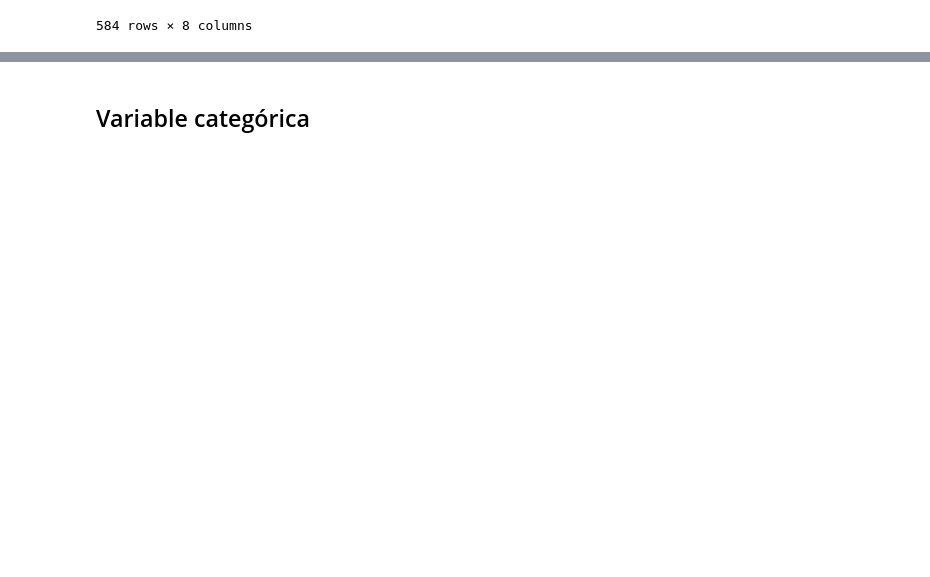
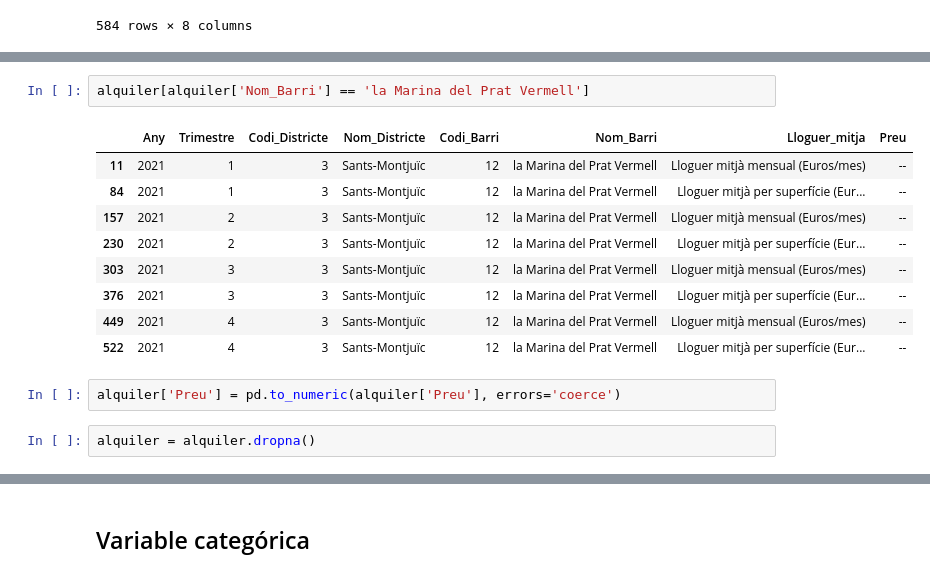
Before and after one commit to LeonBali3110/Sprint_4, a Jupyter notebook: M04 T01.ipynb, the cells around one changed output, grey strips where cells are left out. Saved outputs shown, nothing was run; the diff lists cells and outputs as text; blank space fills up the shorter version.

```diff
--- a/M04 T01.ipynb
+++ b/M04 T01.ipynb
@@ -39,0 +106,16 @@ set(alquiler['Any'])
+# %%
+alquiler[alquiler['Nom_Barri'] == 'la Marina del Prat Vermell']
+# %% [output]
+|  | Any | Trimestre | Codi_Districte | Nom_Districte | Codi_Barri | Nom_Barri | Lloguer_mitja | Preu |
+| 11 | 2021 | 1 | 3 | Sants-Montjuïc | 12 | la Marina del Prat Vermell | Lloguer mitjà mensual (Euros/mes) | -- |
+| 84 | 2021 | 1 | 3 | Sants-Montjuïc | 12 | la Marina del Prat Vermell | Lloguer mitjà per superfície (Eur... | -- |
+| 157 | 2021 | 2 | 3 | Sants-Montjuïc | 12 | la Marina del Prat Vermell | Lloguer mitjà mensual (Euros/mes) | -- |
+| 230 | 2021 | 2 | 3 | Sants-Montjuïc | 12 | la Marina del Prat Vermell | Lloguer mitjà per superfície (Eur... | -- |
+| 303 | 2021 | 3 | 3 | Sants-Montjuïc | 12 | la Marina del Prat Vermell | Lloguer mitjà mensual (Euros/mes) | -- |
+| 376 | 2021 | 3 | 3 | Sants-Montjuïc | 12 | la Marina del Prat Vermell | Lloguer mitjà per superfície (Eur... | -- |
+| 449 | 2021 | 4 | 3 | Sants-Montjuïc | 12 | la Marina del Prat Vermell | Lloguer mitjà mensual (Euros/mes) | -- |
+| 522 | 2021 | 4 | 3 | Sants-Montjuïc | 12 | la Marina del Prat Vermell | Lloguer mitjà per superfície (Eur... | -- |
+# %%
+alquiler['Preu'] = pd.to_numeric(alquiler['Preu'], errors='coerce')
+# %%
+alquiler = alquiler.dropna()
```
Also changed, not shown: parts of 37 cells of this notebook, 1 other file.
